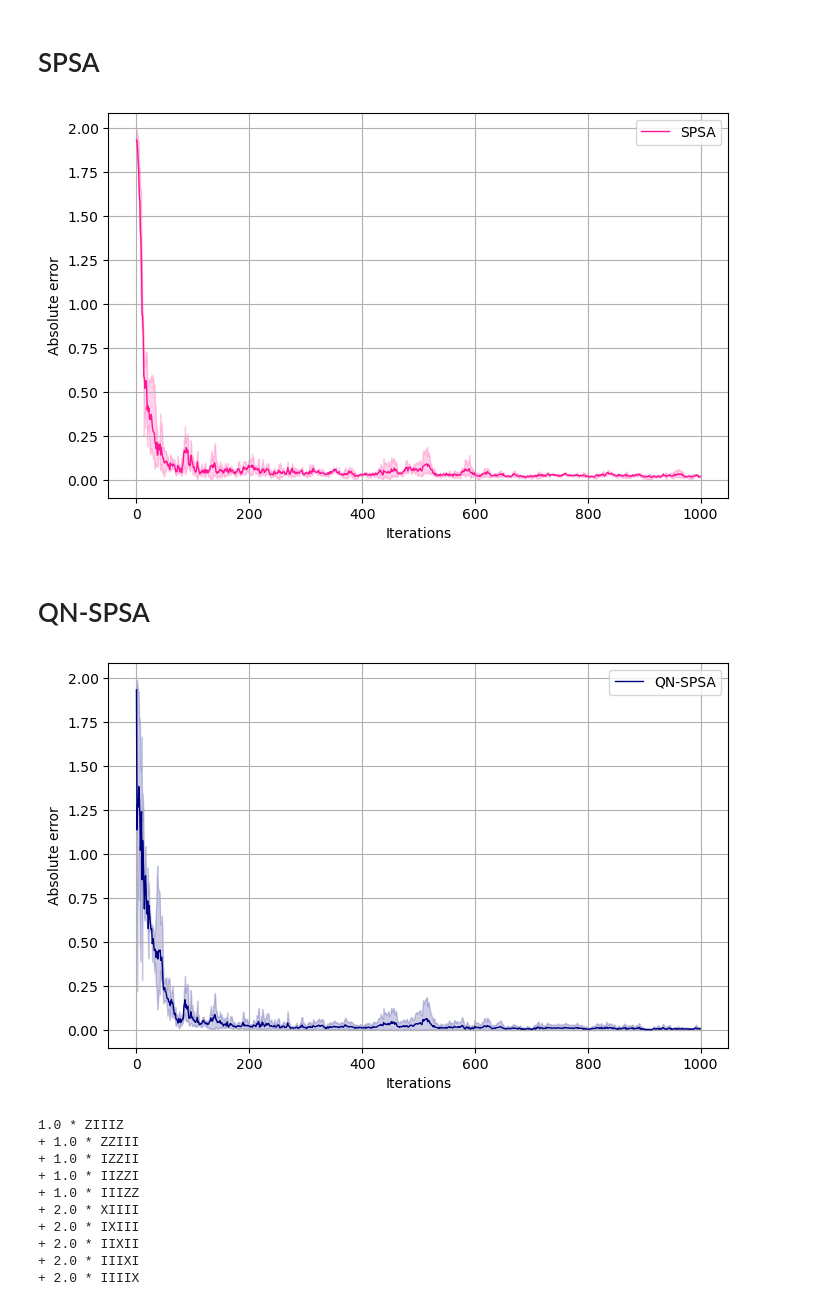
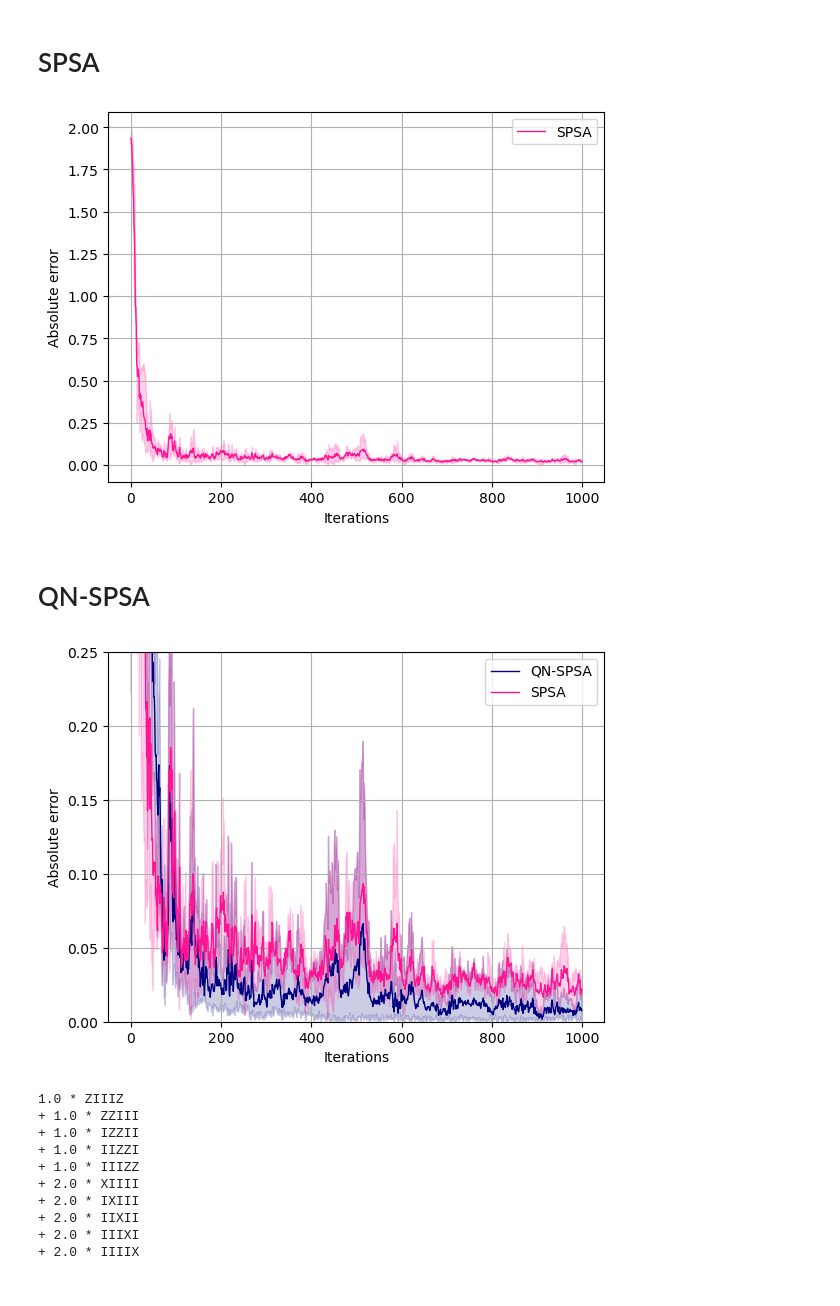
Before and after one commit to nguyenvulinh666/Variational-Quantum-EigeinSolver, a Jupyter notebook: data - 3.ipynb, the cells around one changed output. Cells and saved outputs as stored; diff of their text form; code cells hidden in the pictures.

```diff
--- a/data - 3.ipynb
+++ b/data - 3.ipynb
@@ -1566,35 +1574,37 @@ import matplotlib.pyplot as plt
 # %matplotlib widget
 
 gs_energy = -6.29150262
+fig, ax = plt.subplots()
 
 x = np.arange(0, len(SPSA1))
 
 high_SPSA = np.zeros(len(SPSA1))
 low_SPSA = np.zeros(len(SPSA1))
 
 for i in range(len(SPSA1)):
     high_SPSA[i] = abs((max(SPSA1[i], SPSA2[i], SPSA3[i]) - gs_energy)/gs_energy)
     low_SPSA[i] = abs((min(SPSA1[i], SPSA2[i], SPSA3[i]) - gs_energy)/gs_energy)
 
-plt.figure(figsize=(8,5))
+# plt.figure(figsize=(8,5))
 
 plt.plot(abs(((SPSA1+SPSA2+SPSA3)/3-gs_energy)/gs_energy), color='deeppink', lw=1, label='SPSA')
 plt.fill_between(x, high_SPSA, low_SPSA, color='deeppink', alpha=.2)
 
 # plt.yscale('log')
 plt.ylabel('Absolute error')
 plt.xlabel('Iterations')
 # plt.axhline(y=gs_energy, color="tab:red", ls="--", lw=1, label="Target: " + str(gs_energy))
 # Exact ground state energy value
 # plt.axhline(y=0.001, color="silver", ls="--", lw=1, label="Target: " + str(f'{0.001}'))
 # plt.title('Quantum Natural Gradient Descent with various of learning rate')
 plt.legend()
 
 plt.grid()
 # plt.ylim((0,0.05))
 plt.show()
+# fig.savefig('SPSA-3-ReAm2.png', format='png', dpi=600)
 # %% [output]
-[figure, old version]
+[figure, new version]
 # %% [markdown]
 # QN-SPSA
 # %%
@@ -1611,6 +1621,8 @@ import matplotlib.pyplot as plt
 # %matplotlib widget
 
 gs_energy = -6.29150262
+
+fig, ax = plt.subplots()
 
 x = np.arange(0, len(QN_SPSA3))
 
@@ -1621,11 +1633,20 @@ for i in range(len(SPSA1)):
     high_QN_SPSA[i] = abs((max(QN_SPSA1[i], QN_SPSA2[i], QN_SPSA3[i]) - gs_energy)/gs_energy)
     low_QN_SPSA[i] = abs((min(QN_SPSA1[i], QN_SPSA2[i], QN_SPSA3[i]) - gs_energy)/gs_energy)
 
-plt.figure(figsize=(8,5))
+high_SPSA = np.zeros(len(SPSA1))
+low_SPSA = np.zeros(len(SPSA1))
+
+for i in range(len(SPSA1)):
+    high_SPSA[i] = abs((max(SPSA1[i], SPSA2[i], SPSA3[i]) - gs_energy)/gs_energy)
+    low_SPSA[i] = abs((min(SPSA1[i], SPSA2[i], SPSA3[i]) - gs_energy)/gs_energy)
+
+# plt.figure(figsize=(8,5))
 
 
 plt.plot(abs(((QN_SPSA1+QN_SPSA2+QN_SPSA3)/3-gs_energy)/gs_energy), color='navy', lw=1, label='QN-SPSA')
 plt.fill_between(x, high_QN_SPSA, low_QN_SPSA, color='navy', alpha=.2)
+plt.plot(abs(((SPSA1+SPSA2+SPSA3)/3-gs_energy)/gs_energy), color='deeppink', lw=1, label='SPSA')
+plt.fill_between(x, high_SPSA, low_SPSA, color='deeppink', alpha=.2)
 # plt.plot(abs(((SPSA1+SPSA2+SPSA3)/3-gs_energy)/gs_energy), color='deeppink', lw=1, label='SPSA')
 # plt.fill_between(x, high_SPSA, low_SPSA, color='deeppink', alpha=.2)
 # plt.yscale('log')
@@ -1638,10 +1659,11 @@ plt.xlabel('Iterations')
 plt.legend()
 
 plt.grid()
-# plt.ylim((0,0.25))
+plt.ylim((0,0.25))
 plt.show()
+fig.savefig('QNSPSA-SPSA-3-ReAm2-Scale.png', format='png', dpi=600)
 # %% [output]
-[figure, old version]
+[figure, new version]
 # %%
 from qiskit.opflow import Z, I, X
 
```
Also changed, not shown: parts of 6 cells of this notebook, 5 other files.
